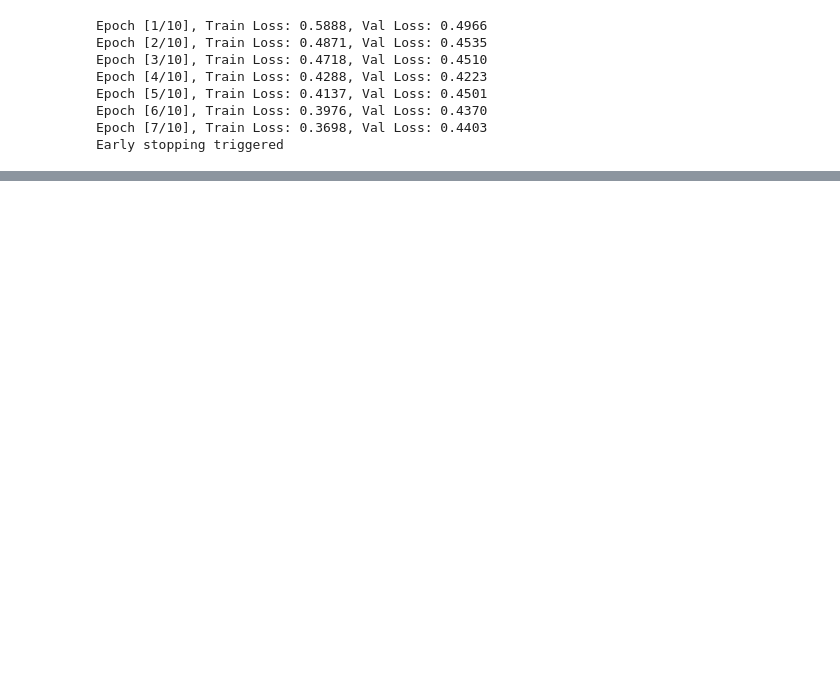
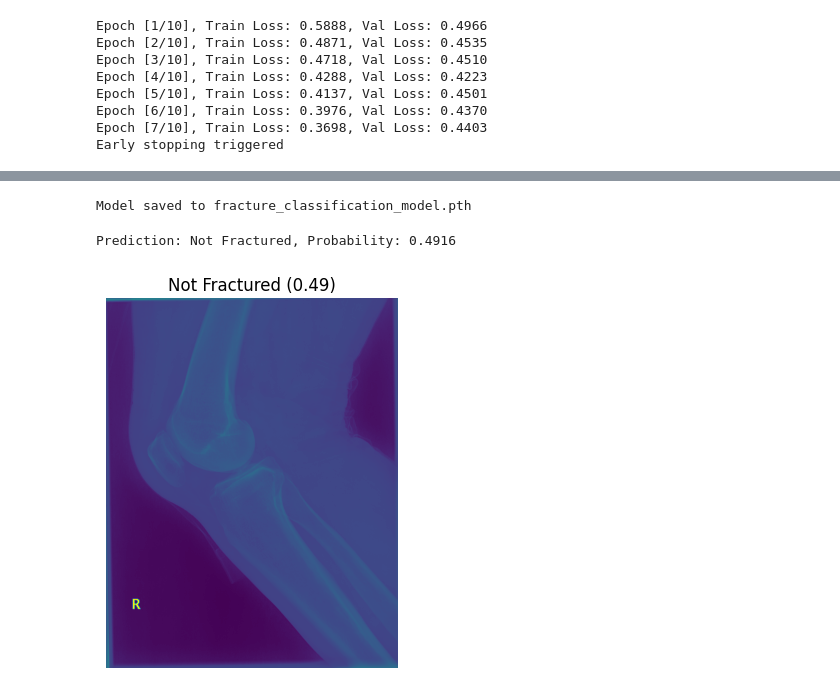
Before and after one commit to danish9491/ML-Projects, a Jupyter notebook: test6.ipynb, the cells around one changed output, grey strips where cells are left out. Cells and saved outputs as stored; diff of their text form; code cells hidden in the pictures; blank space fills up the shorter version.

```diff
--- a/test6.ipynb
+++ b/test6.ipynb
@@ -185,0 +187,7 @@ AUC-ROC Score: 0.7816
+# %%
+# Step 10: Save the trained model
+model_save_path = "fracture_classification_model.pth"
+torch.save(model.state_dict(), model_save_path)
+print(f"Model saved to {model_save_path}")
+# %% [output]
+Model saved to fracture_classification_model.pth
@@ -185,0 +202,41 @@ AUC-ROC Score: 0.7816
+# %%
+# Step 12: Define a prediction function for new images
+transform = transforms.Compose([
+    transforms.Resize((224, 224)),
+    transforms.ToTensor(),
+    transforms.Normalize(mean=[0.485, 0.456, 0.406], std=[0.229, 0.224, 0.225])
+])
+
+def predict_image(image_path, model, transform):
+    image = Image.open(image_path).convert("RGB")
+    image = transform(image).unsqueeze(0)  # Add batch dimension
+    image = image.to(device)
+
+    with torch.no_grad():
+        output = model(image)
+        prob = torch.sigmoid(output).item()  # Sigmoid to get probability
+        label = "Fractured" if prob > 0.5 else "Not Fractured"
+
+    return label, prob
+# %%
+# Step 13: Visualize predictions
+def visualize_prediction(image_path, model, transform):
+    label, prob = predict_image(image_path, model, transform)
+    image = Image.open(image_path)
+
+    plt.imshow(image)
+    plt.title(f"{label} ({prob:.2f})")
+    plt.axis("off")
+    plt.show()
+
+# Example usage for prediction and visualization
+example_image_path = r"D:\College Notes\5th Sem\CS307 Machine Learning 4\Bone_Fracture_Binary_Classification\test\fractured\001.png"  # Replace with a test image path
+
+label, prob = predict_image(example_image_path, model, transform)
+print(f"Prediction: {label}, Probability: {prob:.4f}")
+
+# Visualize the prediction
+visualize_prediction(example_image_path, model, transform)
+# %% [output]
+Prediction: Not Fractured, Probability: 0.4916
+[figure, added]
```
Also changed, not shown: parts of 3 cells of this notebook, 2 other files.
